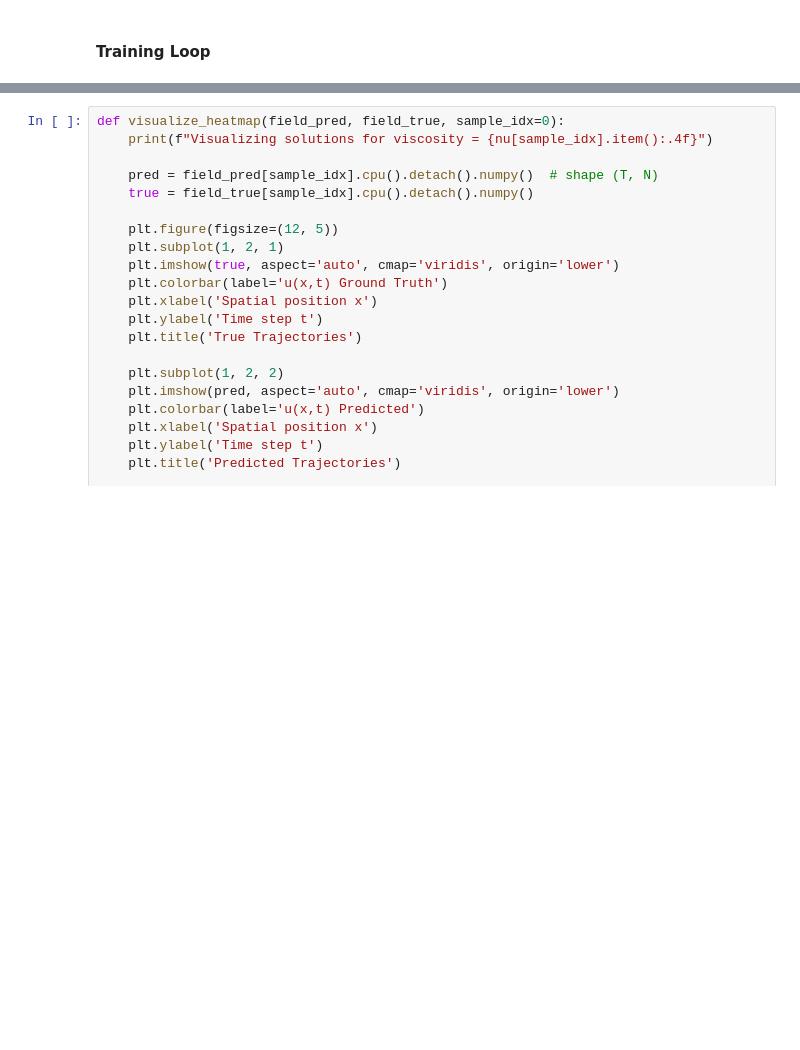
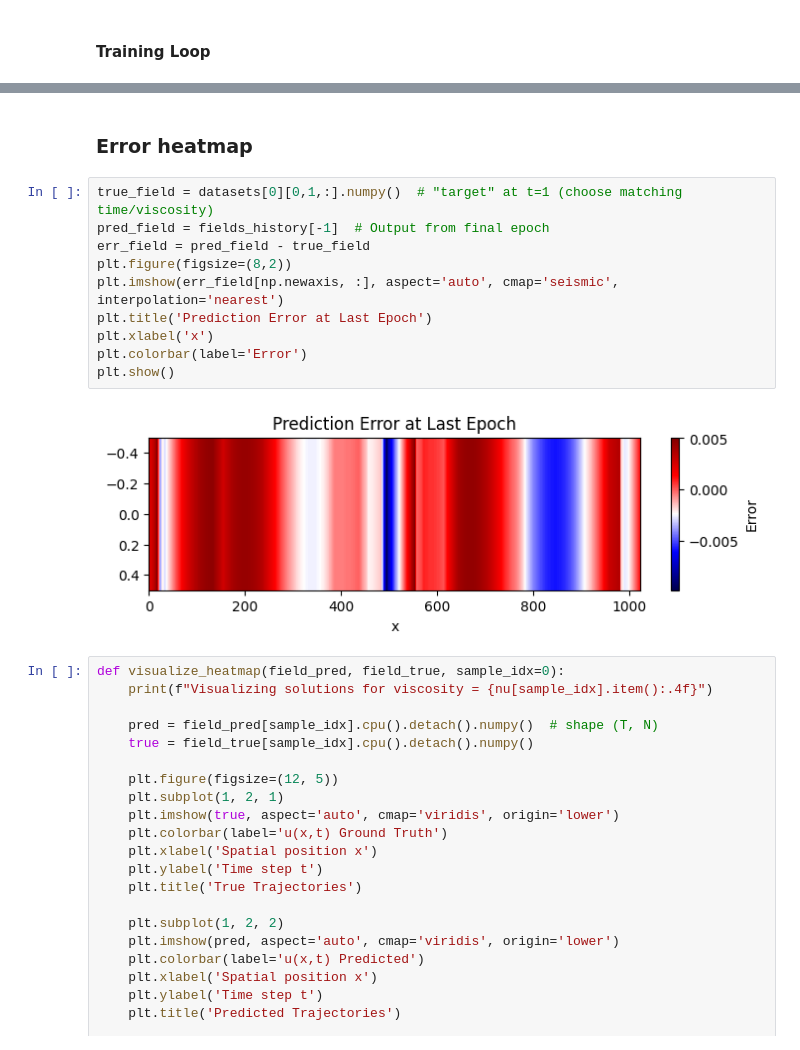
Before and after one commit to Samuel-Chapuis/CS-NFTM-Fork, a Jupyter notebook: NFTM_for_Physic/CNN_burgers_1D.ipynb, the cells around one changed output, grey strips where cells are left out. Drawn from its saved outputs; the diff is of its cells as text; blank space fills up the shorter version.

```diff
--- a/NFTM_for_Physic/CNN_burgers_1D.ipynb
+++ b/NFTM_for_Physic/CNN_burgers_1D.ipynb
@@ -368,3 +400,17 @@ Epoch 50/50, Cost: 0.039253
+# %% [markdown]
+### Error heatmap
+# %%
+true_field = datasets[0][0,1,:].numpy()  # "target" at t=1 (choose matching time/viscosity)
+pred_field = fields_history[-1]  # Output from final epoch
+err_field = pred_field - true_field
+plt.figure(figsize=(8,2))
+plt.imshow(err_field[np.newaxis, :], aspect='auto', cmap='seismic', interpolation='nearest')
+plt.title('Prediction Error at Last Epoch')
+plt.xlabel('x')
+plt.colorbar(label='Error')
+plt.show()
+# %% [output]
+[figure, added]
 # %%
 def visualize_heatmap(field_pred, field_true, sample_idx=0):
     print(f"Visualizing solutions for viscosity = {nu[sample_idx].item():.4f}")
```
Also changed, not shown: parts of 19 cells of this notebook.
